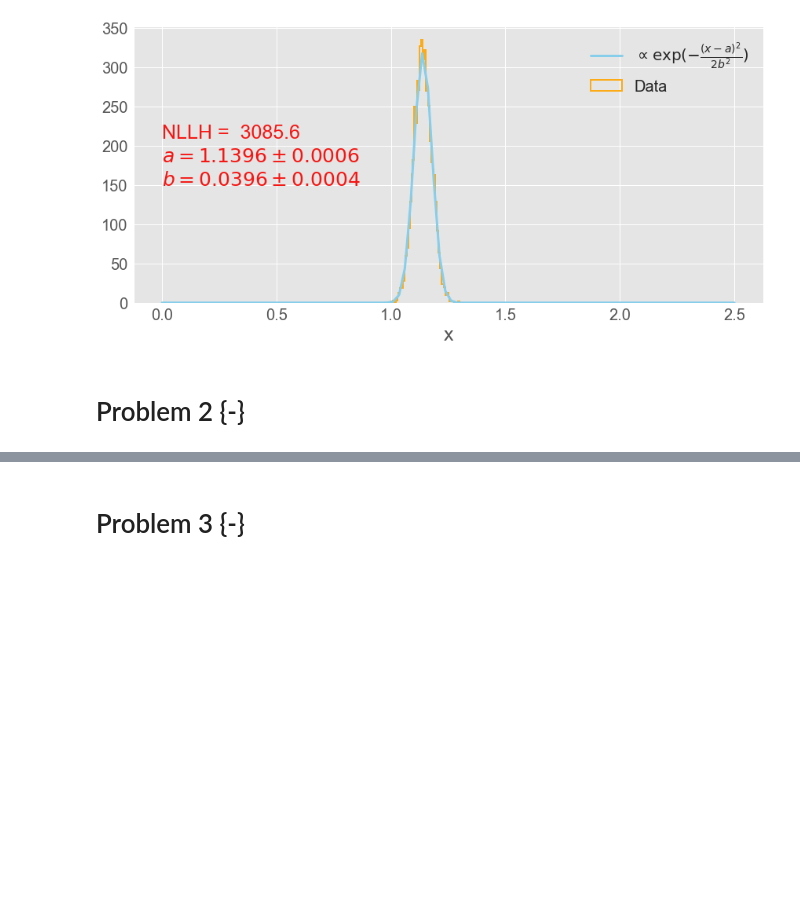
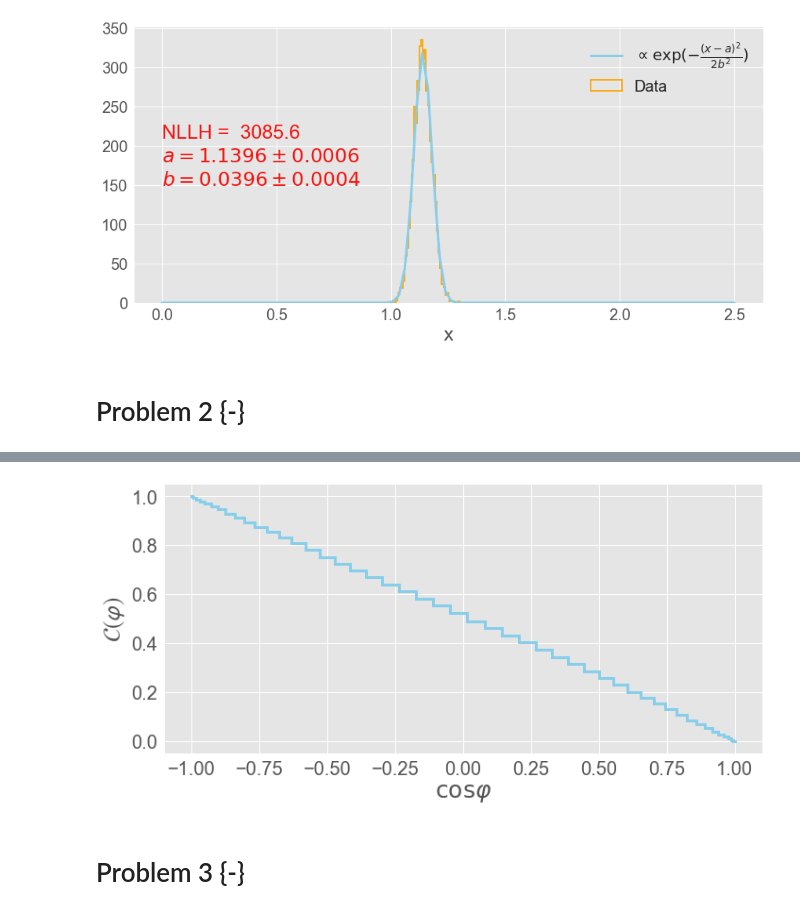
Before and after one commit to Kiril94/AMAS, a Jupyter notebook: Main_exam/AMAS_Exam_2021.ipynb, the cells around one changed output, grey strips where cells are left out. Drawn from its saved outputs; the diff is of its cells as text; code cells hidden in the pictures; blank space fills up the shorter version.

```diff
--- a/Main_exam/AMAS_Exam_2021.ipynb
+++ b/Main_exam/AMAS_Exam_2021.ipynb
@@ -189,0 +206,11 @@ fig
+# %%
+#Autocorrelation for data
+Npoints = len(D2)
+d_3d = ast.create_points3d(d_phi, d_theta)
+x_phi = np.linspace(0, 2*np.pi,100)
+cum_autocorr = ast.cumulative_autocorrelation(d_3d, x_phi)
+fig, ax = vis.nice_plot(
+    np.cos(x_phi), cum_autocorr, drawstyle = 'steps-mid',
+    xlabel = r"$\cos{\varphi}$", ylabel = r"$\mathcal{C(\varphi)}$")
+# %% [output]
+[figure, added]
```
Also changed, not shown: parts of 6 cells of this notebook, 3 other files.
